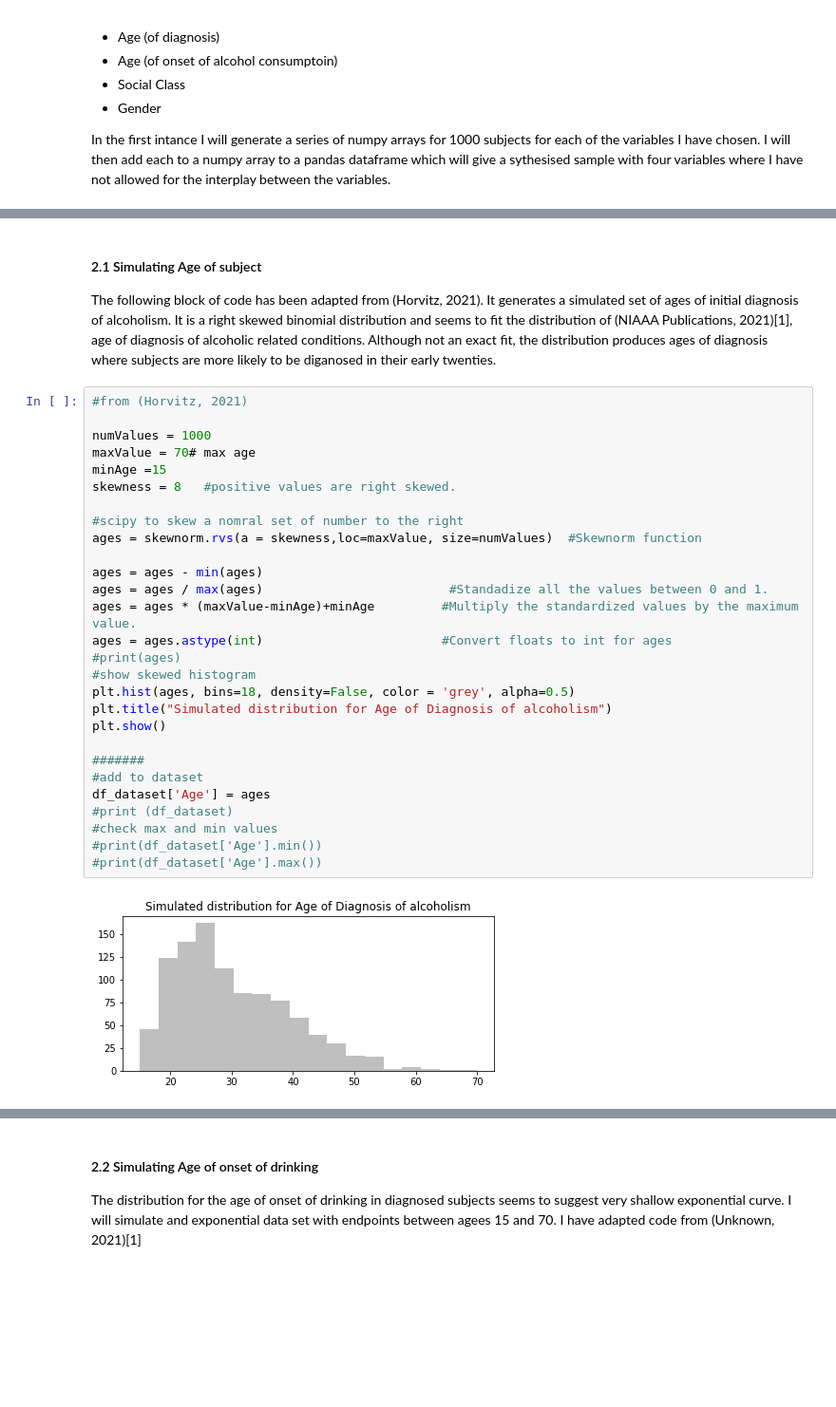
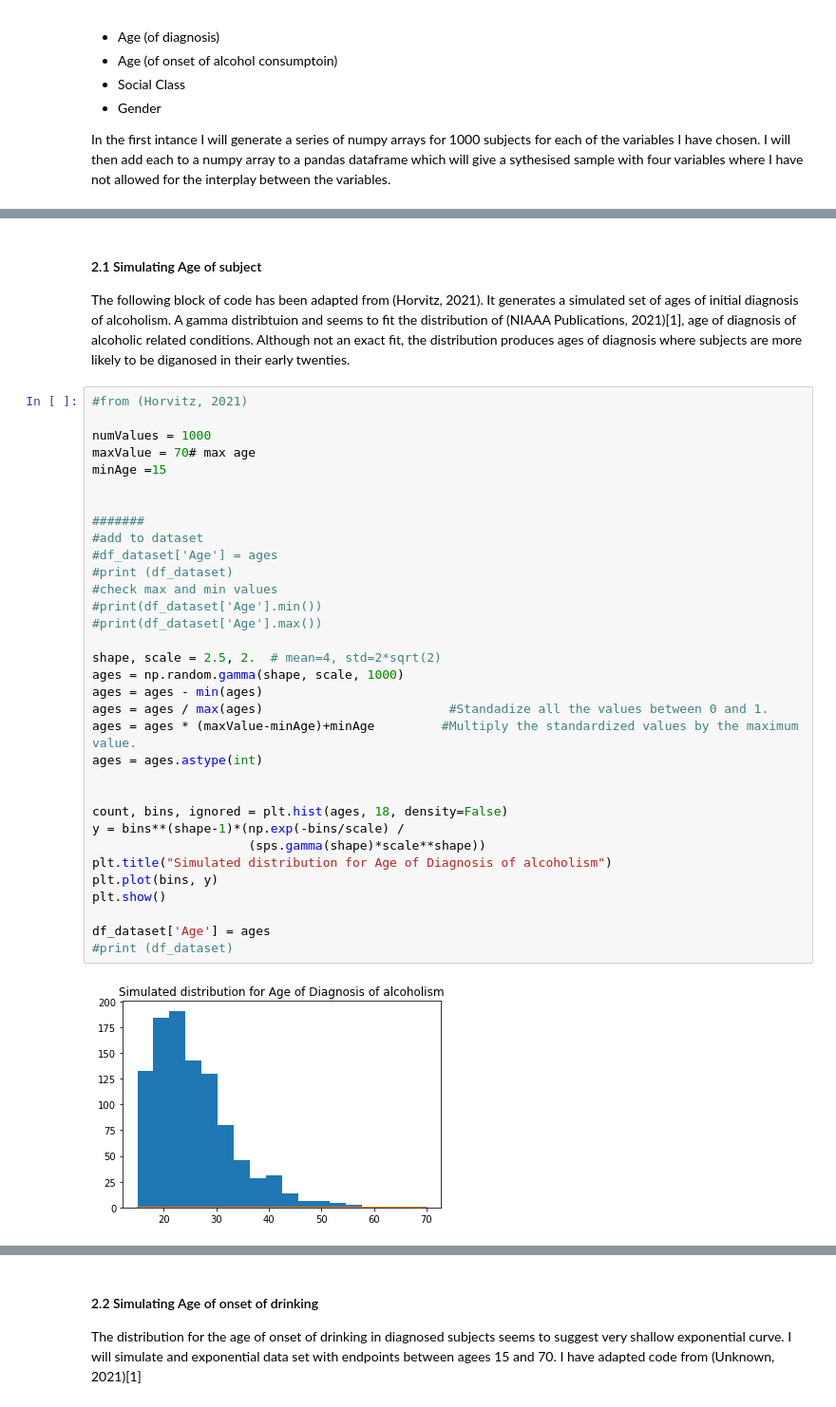
Before and after one commit to Jonish99/PDA-project21, a Jupyter notebook: GMIT_PDA_project21.ipynb, the cells around one changed output, grey strips where cells are left out. Shown: that part at 95% size. Saved outputs shown, nothing was run; the diff lists cells and outputs as text; blank space fills up the shorter version.

Commit message:
Changed Ages from scipy to rng to build relating functions

```diff
--- a/GMIT_PDA_project21.ipynb
+++ b/GMIT_PDA_project21.ipynb
@@ -91,37 +92,42 @@ seed = 11
 # %% [markdown]
 #### 2.1 Simulating Age of subject
 
-The following block of code has been adapted from (Horvitz, 2021). It generates a simulated set of ages of initial diagnosis of alcoholism.  It is a right skewed binomial distribution and seems to fit the distribution  of (NIAAA Publications, 2021)[1], age of diagnosis of alcoholic related conditions. Although not an exact fit, the distribution produces ages of diagnosis where subjects are more likely to be diganosed in their early twenties.
+The following block of code has been adapted from (Horvitz, 2021). It generates a simulated set of ages of initial diagnosis of alcoholism.  A gamma distribtuion and seems to fit the distribution  of (NIAAA Publications, 2021)[1], age of diagnosis of alcoholic related conditions. Although not an exact fit, the distribution produces ages of diagnosis where subjects are more likely to be diganosed in their early twenties.
 # %%
 #from (Horvitz, 2021)
 
 numValues = 1000
 maxValue = 70# max age
 minAge =15
-skewness = 8   #positive values are right skewed.
 
-#scipy to skew a nomral set of number to the right
-ages = skewnorm.rvs(a = skewness,loc=maxValue, size=numValues)  #Skewnorm function
-
-ages = ages - min(ages)
-ages = ages / max(ages)                         #Standadize all the values between 0 and 1.
-ages = ages * (maxValue-minAge)+minAge         #Multiply the standardized values by the maximum value.
-ages = ages.astype(int)                        #Convert floats to int for ages
-#print(ages)
-#show skewed histogram
-plt.hist(ages, bins=18, density=False, color = 'grey', alpha=0.5)
-plt.title("Simulated distribution for Age of Diagnosis of alcoholism")
-plt.show()
 
 #######
 #add to dataset
-df_dataset['Age'] = ages
+#df_dataset['Age'] = ages
 #print (df_dataset)
 #check max and min values
 #print(df_dataset['Age'].min())
 #print(df_dataset['Age'].max())
+
+shape, scale = 2.5, 2.  # mean=4, std=2*sqrt(2)
+ages = np.random.gamma(shape, scale, 1000)
+ages = ages - min(ages)
+ages = ages / max(ages)                         #Standadize all the values between 0 and 1.
+ages = ages * (maxValue-minAge)+minAge         #Multiply the standardized values by the maximum value.
+ages = ages.astype(int)
+
+
+count, bins, ignored = plt.hist(ages, 18, density=False)
+y = bins**(shape-1)*(np.exp(-bins/scale) /
+                     (sps.gamma(shape)*scale**shape))
+plt.title("Simulated distribution for Age of Diagnosis of alcoholism")
+plt.plot(bins, y)
+plt.show()
+
+df_dataset['Age'] = ages
+#print (df_dataset)
 # %% [output]
-[figure, old version]
+[figure, new version]
 # %% [markdown]
 <img align="center" src="age.PNG" width=400 >(NIAAA Publications, 2021)[1]
 # %% [markdown]
```
Also changed, not shown: parts of 13 cells of this notebook.
